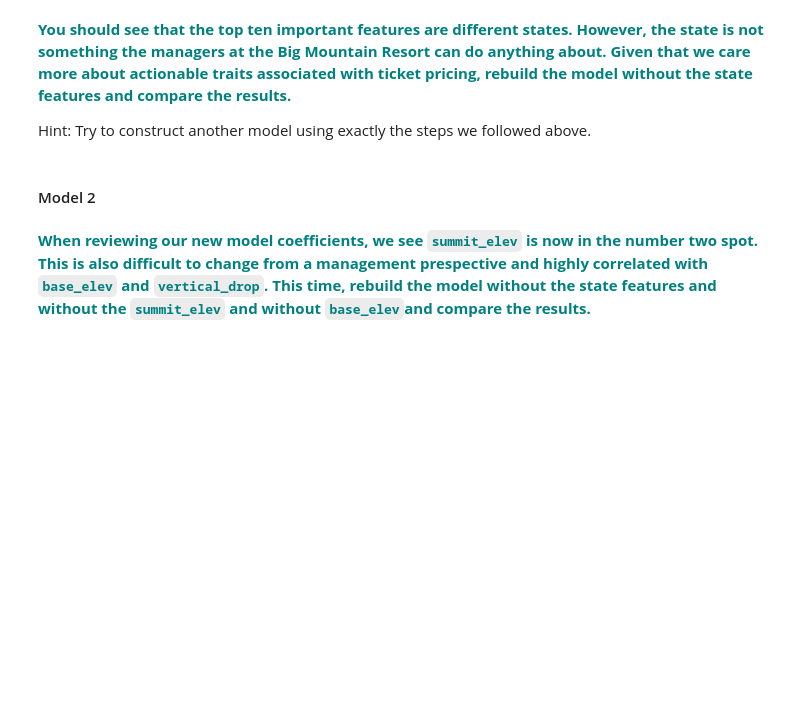
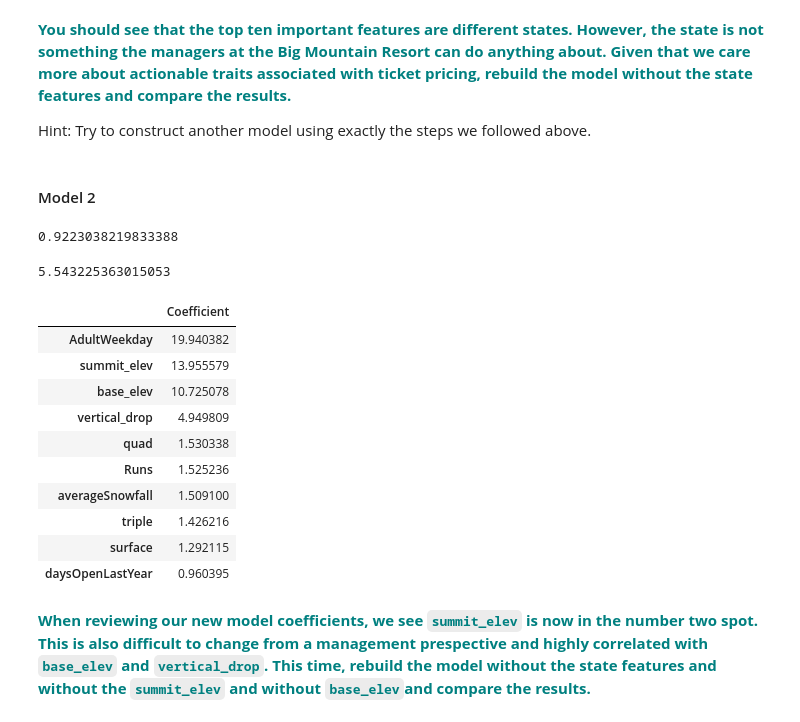
Before and after one commit to dj-m/GuidedCapstone, a Jupyter notebook: Pp_TDD/Notebook_stepfour.ipynb, the cells around one changed output. Saved outputs shown, nothing was run; the diff lists cells and outputs as text; code cells hidden in the pictures; blank space fills up the shorter version.

```diff
--- a/Pp_TDD/GuidedCapstoneStep4 and step5HL.ipynb
+++ b/Pp_TDD/Notebook_stepfour.ipynb
@@ -177,6 +202,43 @@ Hint: make sure to review the absolute value of the coefficients, because the ad
 Hint: Try to construct another model using exactly the steps we followed above.
 # %% [markdown]
 #### Model 2
+# %%
+df = pd.read_csv(data_path + file)
+
+X=df.drop(['AdultWeekend','Name','state'], axis=1)
+y=df.AdultWeekend
+
+scaler = preprocessing.StandardScaler().fit(X)
+X_scaled=scaler.transform(X)
+
+y=y.ravel()
+
+X_train, X_test, y_train, y_test = train_test_split(X_scaled, y, test_size=0.25, random_state=1)
+
+lm = linear_model.LinearRegression()
+model = lm.fit(X_train,y_train)
+y_pred = model.predict(X_test)
+
+print(explained_variance_score(y_test, y_pred))
+mean_absolute_error(y_test, y_pred)
+# %% [output]
+0.9223038219833388
+5.543225363015053
+# %%
+co_df = pd.DataFrame(abs(lm.coef_), X.columns, columns=['Coefficient'])
+co_df.sort_values(by=['Coefficient'],ascending=False).head(10)
+# %% [output]
+|  | Coefficient |
+| AdultWeekday | 19.940382 |
+| summit_elev | 13.955579 |
+| base_elev | 10.725078 |
+| vertical_drop | 4.949809 |
+| quad | 1.530338 |
+| Runs | 1.525236 |
+| averageSnowfall | 1.509100 |
+| triple | 1.426216 |
+| surface | 1.292115 |
+| daysOpenLastYear | 0.960395 |
 # %% [markdown]
 **<font color='teal'> When reviewing our new model coefficients, we see `summit_elev` is now in the number two spot. This is also difficult to change from a management prespective and highly correlated with `base_elev` and `vertical_drop`.  This time, rebuild the model without the state features and without the `summit_elev` and without `base_elev`and compare the results. </font>**
 # %% [markdown]
```
Also changed, not shown: parts of 13 cells of this notebook.
